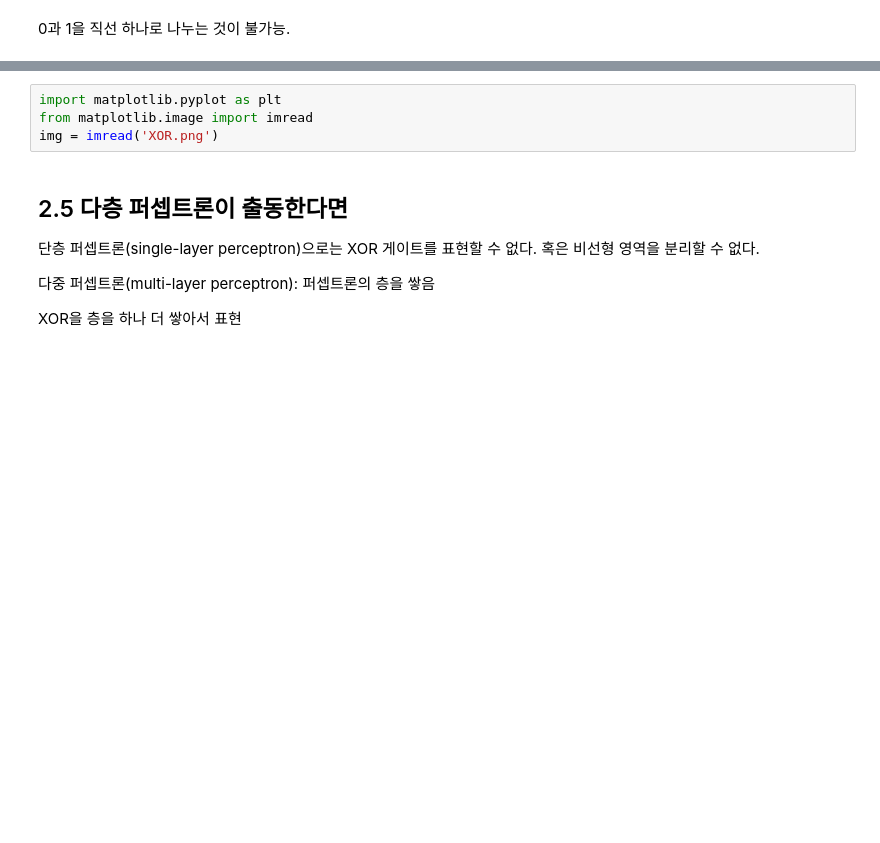
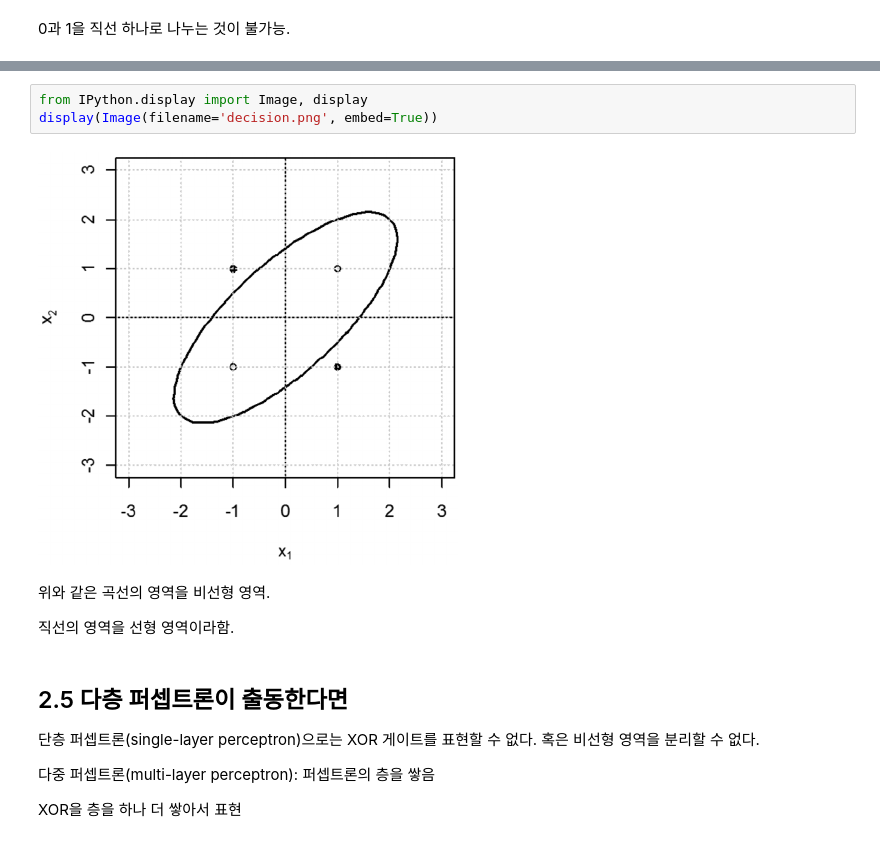
Before and after one commit to SDRLurker/deep-learning, a Jupyter notebook: 2장.ipynb, the cells around one changed output, grey strips where cells are left out. Saved outputs shown, nothing was run; the diff lists cells and outputs as text; blank space fills up the shorter version.

```diff
--- a/2장.ipynb
+++ b/2장.ipynb
@@ -273,7 +267,12 @@ plt.show()
-# %%
-import matplotlib.pyplot as plt
-from matplotlib.image import imread
-img = imread('XOR.png')
+# %%
+from IPython.display import Image, display
+display(Image(filename='decision.png', embed=True))
+# %% [output]
+[figure, added]
+# %% [markdown]
+위와 같은 곡선의 영역을 비선형 영역.
+
+직선의 영역을 선형 영역이라함.
 # %% [markdown]
 ## 2.5 다층 퍼셉트론이 출동한다면
 단층 퍼셉트론(single-layer perceptron)으로는 XOR 게이트를 표현할 수 없다. 혹은 비선형 영역을 분리할 수 없다.
```
Also changed, not shown: parts of 11 cells of this notebook, 1 other file.
